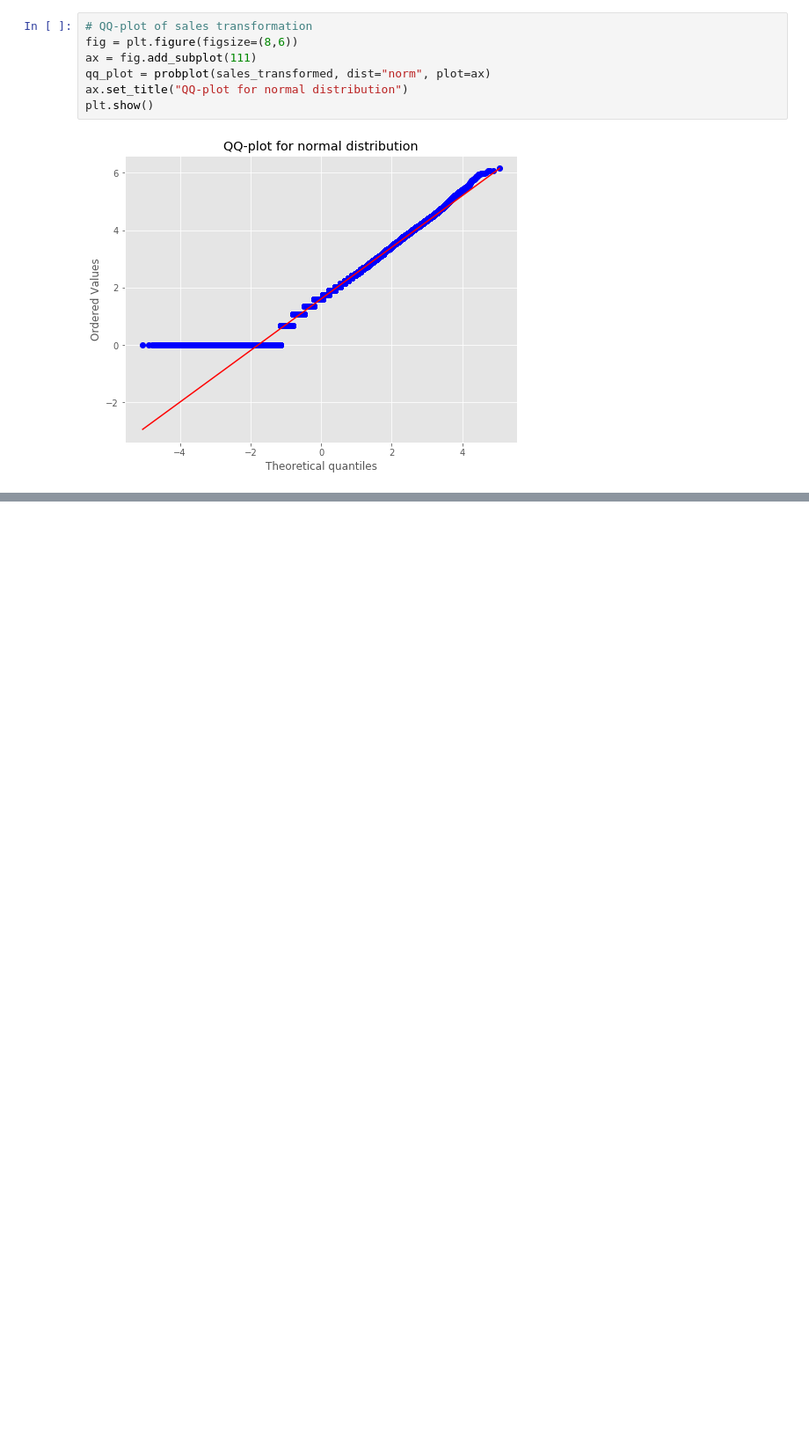
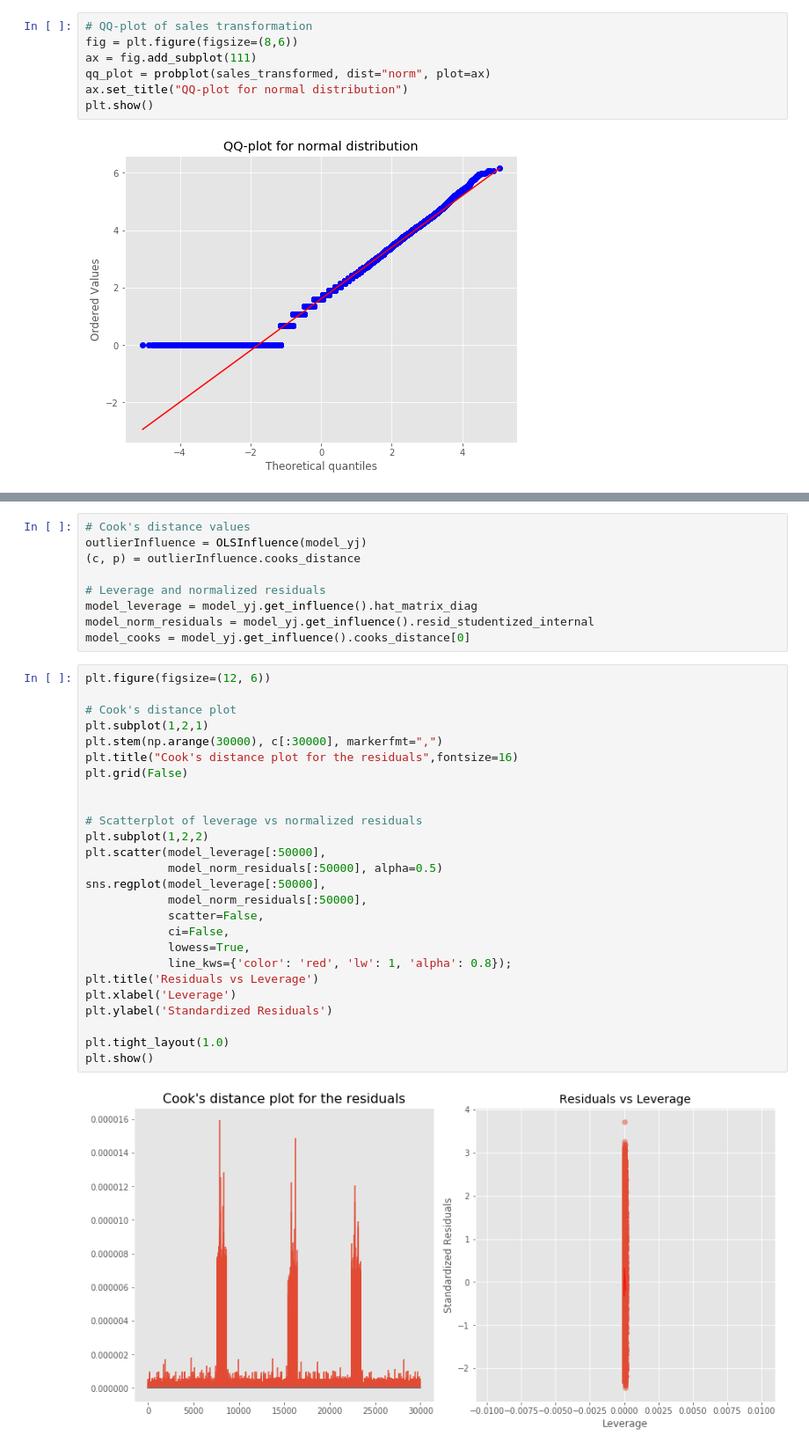
Before and after one commit to TremaMiguel/KaggleCompetitions, a Jupyter notebook: M5_Forecasting/notebooks/M5_Forecasting_CDA.ipynb, the cells around one changed output, grey strips where cells are left out. Shown: that part at 88% size. Cells and saved outputs as stored; diff of their text form; blank space fills up the shorter version.

Commit message:
Leverage points analysis

```diff
--- a/M5_Forecasting/notebooks/M5_Forecasting_CDA.ipynb
+++ b/M5_Forecasting/notebooks/M5_Forecasting_CDA.ipynb
@@ -279,0 +426,37 @@ Name: sales_day, dtype: float64
+# %%
+# Cook's distance values
+outlierInfluence = OLSInfluence(model_yj)
+(c, p) = outlierInfluence.cooks_distance
+
+# Leverage and normalized residuals
+model_leverage = model_yj.get_influence().hat_matrix_diag
+model_norm_residuals = model_yj.get_influence().resid_studentized_internal
+model_cooks = model_yj.get_influence().cooks_distance[0]
+# %%
+plt.figure(figsize=(12, 6))
+
+# Cook's distance plot
+plt.subplot(1,2,1)
+plt.stem(np.arange(30000), c[:30000], markerfmt=",")
+plt.title("Cook's distance plot for the residuals",fontsize=16)
+plt.grid(False)
+
+
+# Scatterplot of leverage vs normalized residuals
+plt.subplot(1,2,2)
+plt.scatter(model_leverage[:50000],
+            model_norm_residuals[:50000], alpha=0.5)
+sns.regplot(model_leverage[:50000],
+            model_norm_residuals[:50000],
+            scatter=False,
+            ci=False,
+            lowess=True,
+            line_kws={'color': 'red', 'lw': 1, 'alpha': 0.8});
+plt.title('Residuals vs Leverage')
+plt.xlabel('Leverage')
+plt.ylabel('Standardized Residuals')
+
+plt.tight_layout(1.0)
+plt.show()
+# %% [output]
+[figure, added]
```
Also changed, not shown: parts of 18 cells of this notebook.
